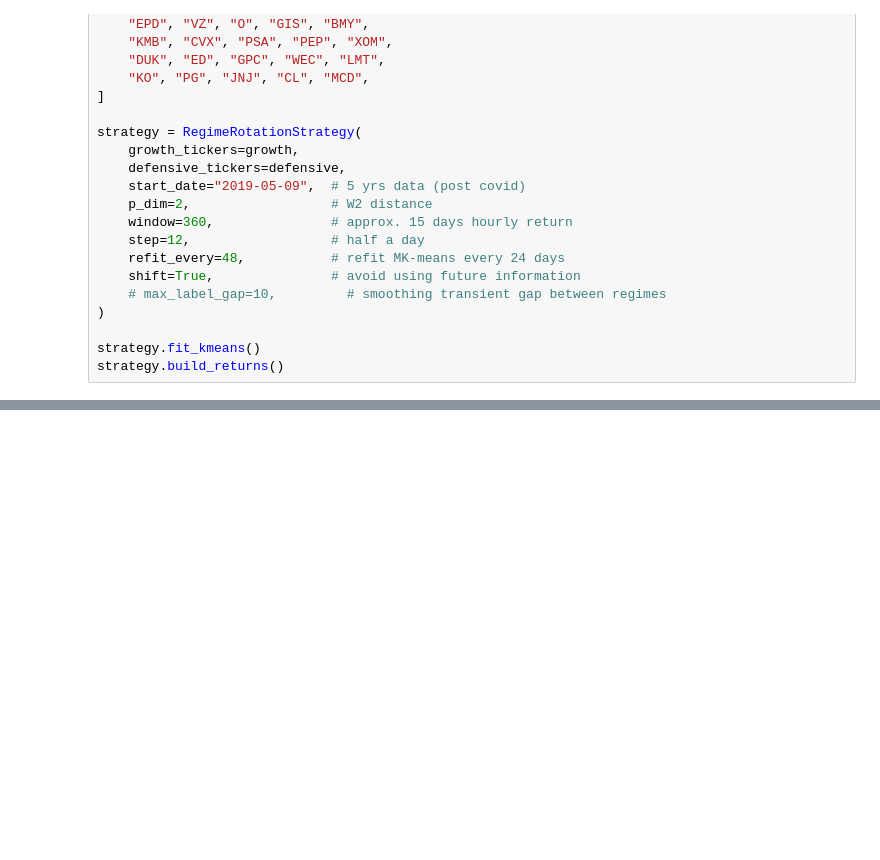
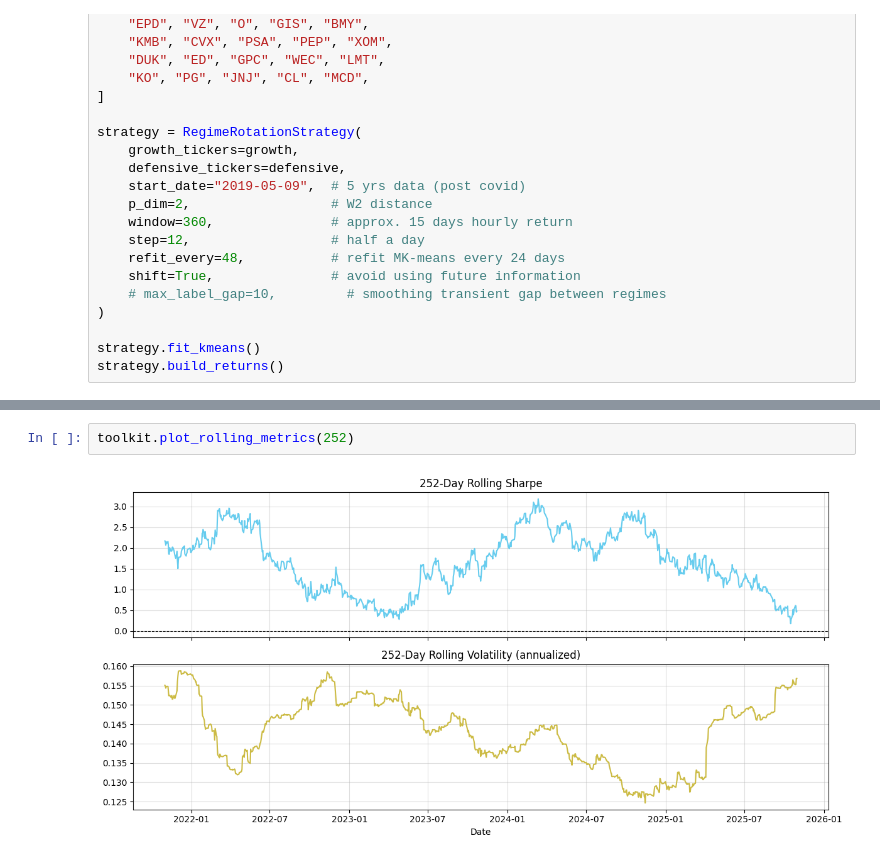
Before and after one commit to laurence1126/Wasserstein-Regime-Clustering, a Jupyter notebook: jupyter/trading.ipynb, the cells around one changed output, grey strips where cells are left out. Cells and saved outputs as stored; diff of their text form; blank space fills up the shorter version.

```diff
--- a/jupyter/trading.ipynb
+++ b/jupyter/trading.ipynb
@@ -206,0 +176,4 @@ G=0.0, D=1.0     45.38    1  319     13
+# %%
+toolkit.plot_rolling_metrics(252)
+# %% [output]
+[figure, added]
```
Also changed, not shown: parts of 22 cells of this notebook, 4 other files.
